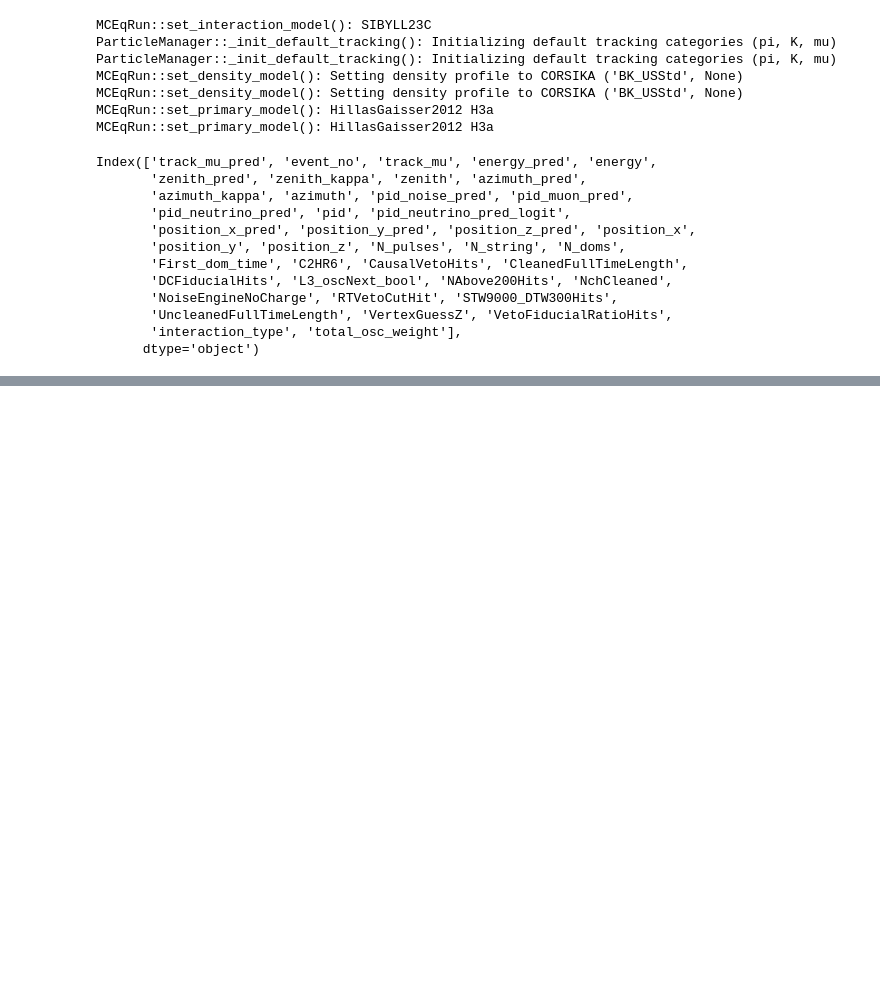
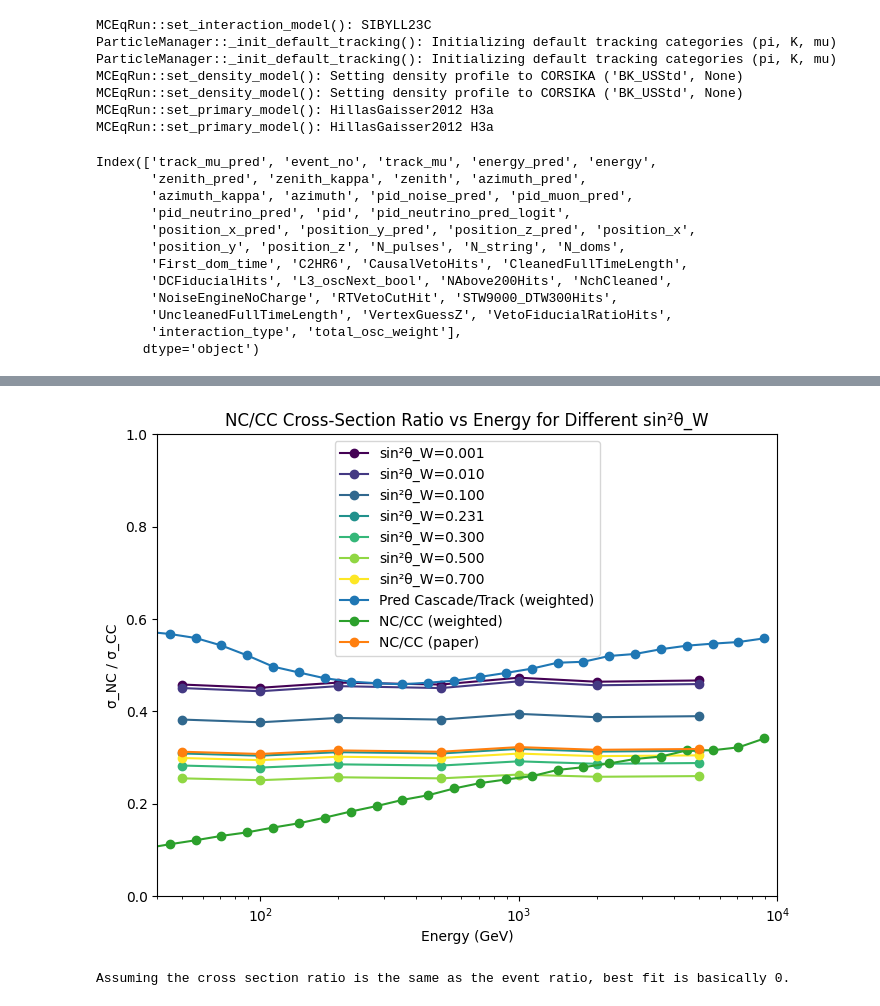
Before and after one commit to Nielsdb63/Weinberg_Angle_IceCube, a Jupyter notebook: ST.ipynb, the cells around one changed output, grey strips where cells are left out. Cells and saved outputs as stored; diff of their text form; code cells hidden in the pictures; blank space fills up the shorter version.

```diff
--- a/ST.ipynb
+++ b/ST.ipynb
@@ -443,0 +495,26 @@ print(energies_list)
+# %%
+
+fig, ax = plt.subplots(figsize=(8, 6))
+colors = plt.cm.viridis(np.linspace(0, 1, len(sin2w_values)))
+
+for i, s in enumerate(sin2w_values):
+    ax.plot(energies, results[i], marker='o', label=f'sin²θ_W={s:.3f}', color=colors[i])
+ax.set_xscale('log')
+ax.set_xlabel('Energy (GeV)')
+ax.set_ylabel('σ_NC / σ_CC')
+ax.set_title('NC/CC Cross-Section Ratio vs Energy for Different sin²θ_W')
+
+ax.plot(log_bincenters, pred_ratio_w, marker='o', label='Pred Cascade/Track (weighted)', color='tab:blue')
+ax.plot(log_bincenters, ratio_w, marker='o', label='NC/CC (weighted)', color='tab:green')
+ax.plot(energies_list, true_ratio, marker='o', label='NC/CC (paper)', color='tab:orange')
+
+ax.set_xlim(40, 10000)
+ax.set_ylim(0, 1)
+ax.legend()
+
+plt.show()
+
+print('Assuming the cross section ratio is the same as the event ratio, best fit is basically 0.')
+# %% [output]
+[figure, added]
+Assuming the cross section ratio is the same as the event ratio, best fit is basically 0.
```
Also changed, not shown: parts of 7 cells of this notebook.
